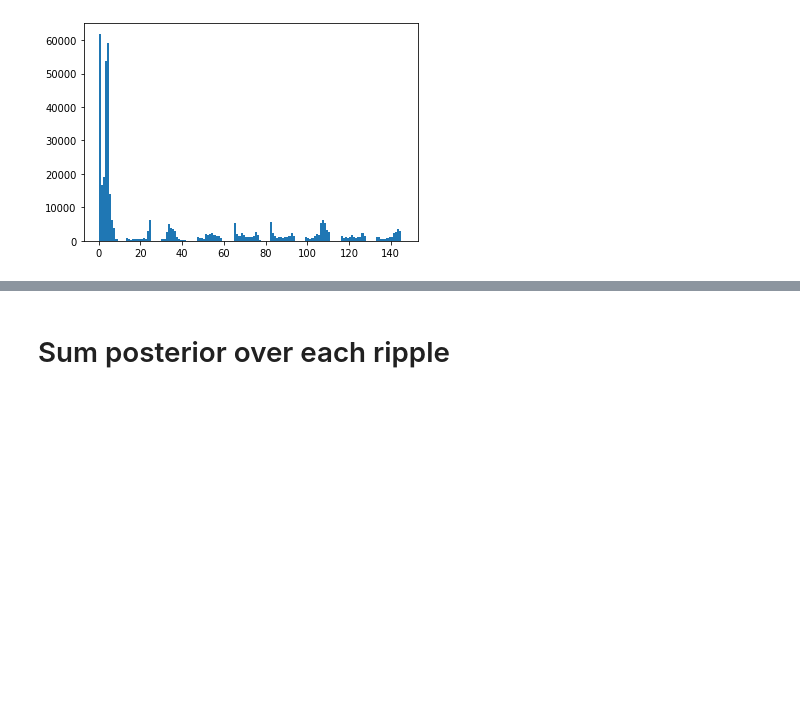
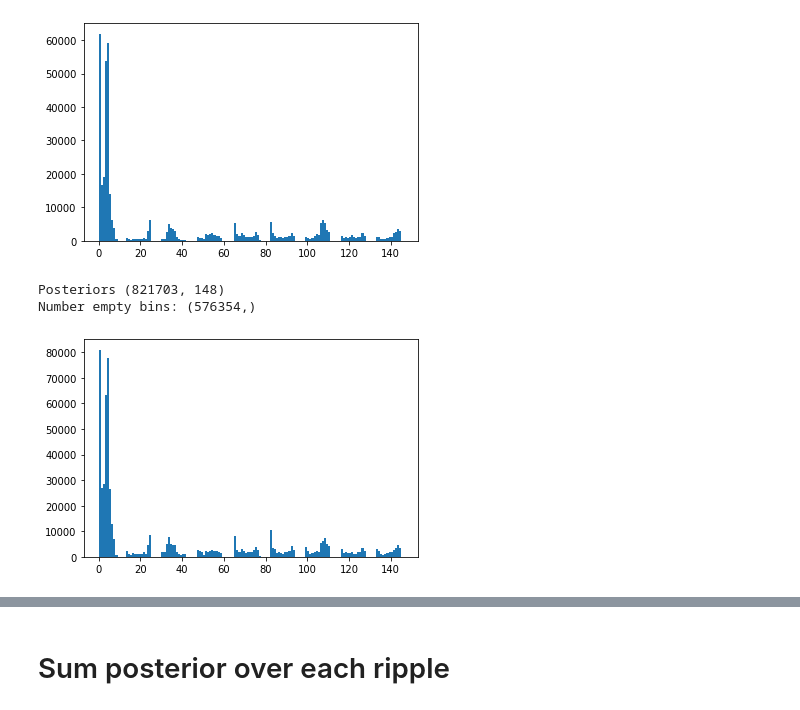
Before and after one commit to trevortknguyen/spykshrk_realtime, a Jupyter notebook: jupyter-notebooks/MEC_Decoding_functionalized.ipynb, the cells around one changed output, grey strips where cells are left out. Saved outputs shown, nothing was run; the diff lists cells and outputs as text; code cells hidden in the pictures; blank space fills up the shorter version.

```diff
--- a/jupyter-notebooks/MEC_Decoding_functionalized.ipynb
+++ b/jupyter-notebooks/MEC_Decoding_functionalized.ipynb
@@ -41,8 +41,8 @@ day =  20     #previously:{'remy':[20], 'gus':[28], 'bernard':[23], 'fievel':[19
 epoch = 2   # previously:{'remy':[4], 'gus':[2], 'bernard':[4], 'fievel':[2]}
 
 # define data source filepaths
-#path_base = '/data2/mcoulter/'
-path_base = '/mnt/vortex/mcoulter/'
+path_base = '/data2/mcoulter/'
+#path_base = '/mnt/vortex/mcoulter/'
 raw_directory = path_base + 'raw_data/' + rat_name + '/'
 linearization_path = path_base + 'maze_info/'
 day_ep = str(day) + '_' + str(epoch)
@@ -54,8 +54,8 @@ day_ep = str(day) + '_' + str(epoch)
 
 # if you want all ca1 tets with no deadchans, set tetlist to None. otherwise, specify list
 
-#tetlist = None
-tetlist = [4]
+tetlist = None
+#tetlist = [4]
 
 if tetlist is None:
     animalinfo  = {rat_name: Animal(directory=raw_directory, short_name=rat_name)}
@@ -73,7 +73,7 @@ velocity_buffer = 0
 
 shift_amt_for_shuffle = 0
 
-use_enc_as_dec = 0   #if you want to use the encoding marks as the decoding marks
+use_enc_as_dec = 1   #if you want to use the encoding marks as the decoding marks
 
 discrete_tm_val=.99   # for classifier
 
@@ -166,9 +166,13 @@ marks, binned_linear_pos = sungod_util.assign_enc_dec_set_by_velocity(binned_lin
 pos_reordered, marks_reordered, order = sungod_util.reorder_data_by_random_trial_order(trials, binned_linear_pos, marks)
 
 encoding_marks = marks_reordered.loc[marks_reordered['encoding_set']==1]
-decoding_marks = marks_reordered.loc[marks_reordered['encoding_set']==0]
+#decoding_marks = marks_reordered.loc[marks_reordered['encoding_set']==0]
+
 # if you want to decode movement times:
 #decoding_marks = marks_reordered.loc[marks_reordered['encoding_set']==use_enc_as_dec]
+
+# try decoding all time
+decoding_marks = marks_reordered
 
 encoding_marks.drop(columns='encoding_set',inplace=True)  # drop these columns after use so they don't take up a bunch of extra space
 decoding_marks.drop(columns='encoding_set',inplace=True)
@@ -181,7 +185,9 @@ encoding_pos = pos_reordered.loc[pos_reordered['encoding_set']==1]
 # explicitly define decoding set since we want to nanmask all time that doesn't get decoded in the results
 # currently only have 2 options: dec ~= enc or dec == enc but this could be expanded
 if use_enc_as_dec:
-    binned_linear_pos['decoding_set'] = binned_linear_pos['encoding_set']
+    #binned_linear_pos['decoding_set'] = binned_linear_pos['encoding_set']
+    # to decode all times
+    binned_linear_pos['decoding_set'] = 1
 else:
     binned_linear_pos['decoding_set'] = ~binned_linear_pos['encoding_set']
 
@@ -342,3 +379,29 @@ print('No empyt bins:',post_hist3.shape)
 Posteriors (820885, 149)
 No empyt bins: (397724,)
 [figure]
+# %%
+# to calculate histogram of posterior max position in each time bin
+# removed bins with 0 bins
+
+hist_bins = []
+post_hist0 = posteriors[posteriors['num_spikes']>0]
+#post_hist1 = posteriors.drop(['num_spikes','dec_bin'], axis=1)
+post_hist1 = post_hist0.drop(['num_spikes','dec_bin'], axis=1)
+#post_hist2 = post_hist1.dropna()
+post_hist1.fillna(0,inplace=True)
+post_hist3 = post_hist1.idxmax(axis=1)
+post_hist3 = post_hist3.str.replace('x','')
+post_hist3 = post_hist3.astype(int)
+print('Posteriors',posteriors.shape)
+hist_bins = np.histogram(post_hist3,bins=np.arange(0,147))
+#print(hist_bins)
+unique, counts = np.unique(post_hist3, return_counts=True)
+#print(dict(zip(unique,counts)))
+
+plt.hist(post_hist3,bins=np.arange(0,147))
+#plt.ylim([0,100000])
+print('Number empty bins:',post_hist3.shape)
+# %% [output]
+Posteriors (821703, 148)
+Number empty bins: (576354,)
+[figure, added]
```
Also changed, not shown: parts of 15 cells of this notebook, 1 other file.
